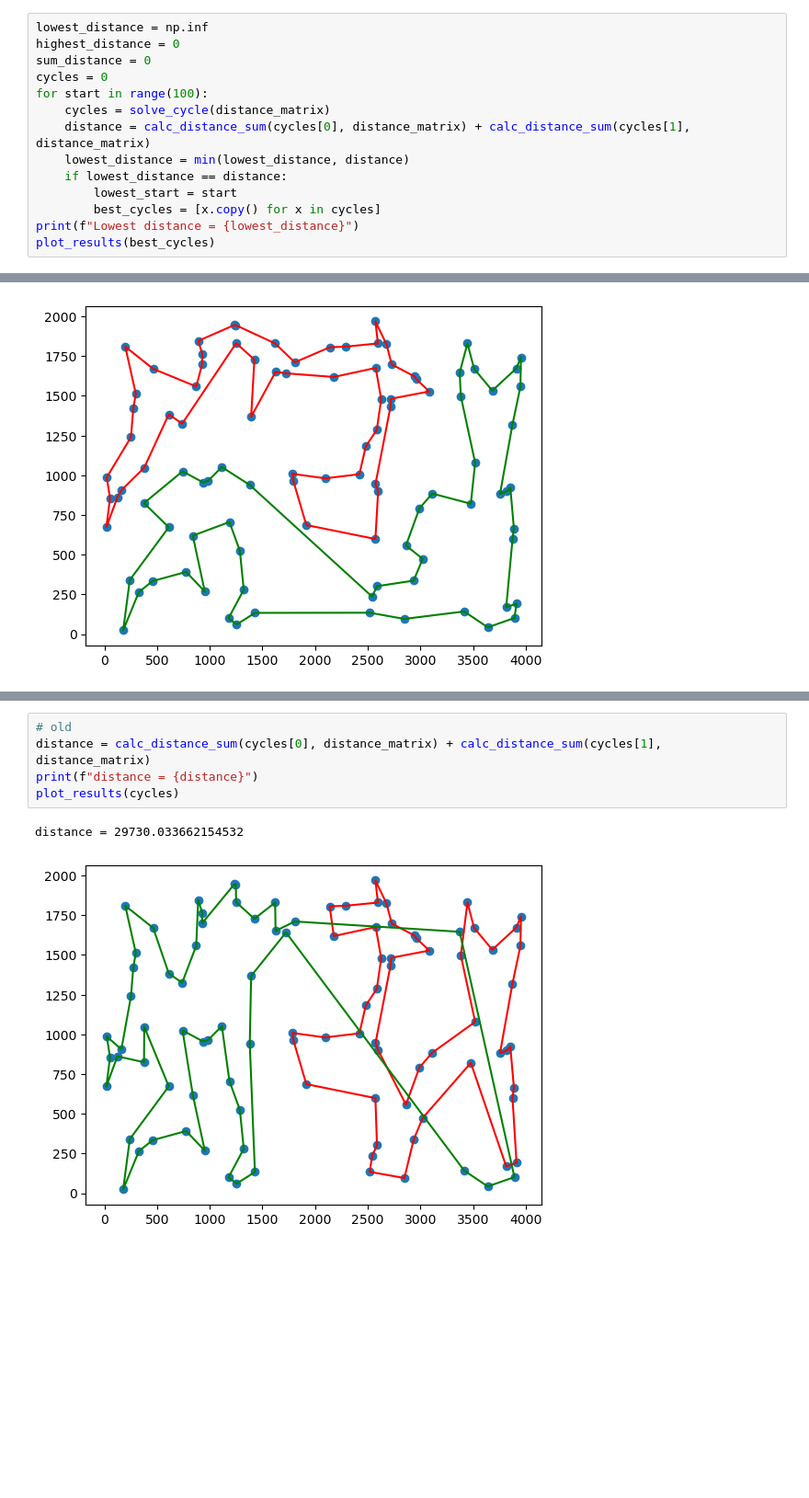
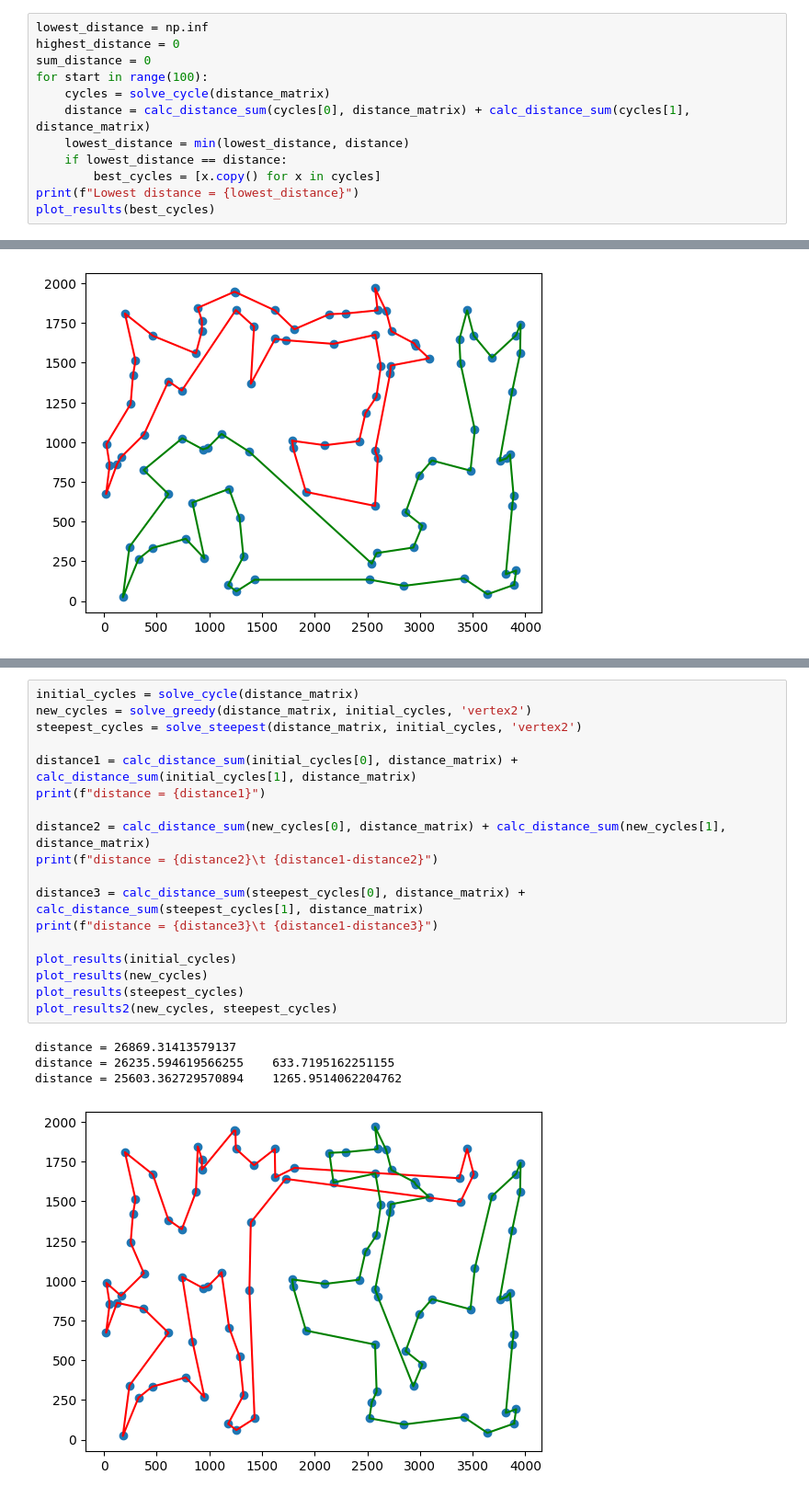
Before and after one commit to KWencierski/Imo, a Jupyter notebook: lab2.ipynb, the cells around one changed output, grey strips where cells are left out. Shown at 92% size. Saved outputs shown, nothing was run; the diff lists cells and outputs as text; blank space fills up the shorter version.

```diff
--- a/lab2.ipynb
+++ b/lab2.ipynb
@@ -106,13 +131,11 @@ plot_results(cycles)
 lowest_distance = np.inf
 highest_distance = 0
 sum_distance = 0
-cycles = 0
 for start in range(100):
     cycles = solve_cycle(distance_matrix)
     distance = calc_distance_sum(cycles[0], distance_matrix) + calc_distance_sum(cycles[1], distance_matrix)
     lowest_distance = min(lowest_distance, distance)
     if lowest_distance == distance:
-        lowest_start = start
         best_cycles = [x.copy() for x in cycles]
 print(f"Lowest distance = {lowest_distance}")
 plot_results(best_cycles)
@@ -243,8 +335,23 @@ distance = 25901.211931494392
-# %%
-# old
-distance = calc_distance_sum(cycles[0], distance_matrix) + calc_distance_sum(cycles[1], distance_matrix)
-print(f"distance = {distance}")
-plot_results(cycles)
-# %% [output]
-distance = 29730.033662154532
-[figure, removed]
+# %%
+initial_cycles = solve_cycle(distance_matrix)
+new_cycles = solve_greedy(distance_matrix, initial_cycles, 'vertex2')
+steepest_cycles = solve_steepest(distance_matrix, initial_cycles, 'vertex2')
+
+distance1 = calc_distance_sum(initial_cycles[0], distance_matrix) + calc_distance_sum(initial_cycles[1], distance_matrix)
+print(f"distance = {distance1}")
+
+distance2 = calc_distance_sum(new_cycles[0], distance_matrix) + calc_distance_sum(new_cycles[1], distance_matrix)
+print(f"distance = {distance2}\t {distance1-distance2}")
+
+distance3 = calc_distance_sum(steepest_cycles[0], distance_matrix) + calc_distance_sum(steepest_cycles[1], distance_matrix)
+print(f"distance = {distance3}\t {distance1-distance3}")
+
+plot_results(initial_cycles)
+plot_results(new_cycles)
+plot_results(steepest_cycles)
+plot_results2(new_cycles, steepest_cycles)
+# %% [output]
+distance = 26869.31413579137
+distance = 26235.594619566255    633.7195162251155
+distance = 25603.362729570894    1265.9514062204762
+[figure, added]
```
Also changed, not shown: parts of 16 cells of this notebook.
